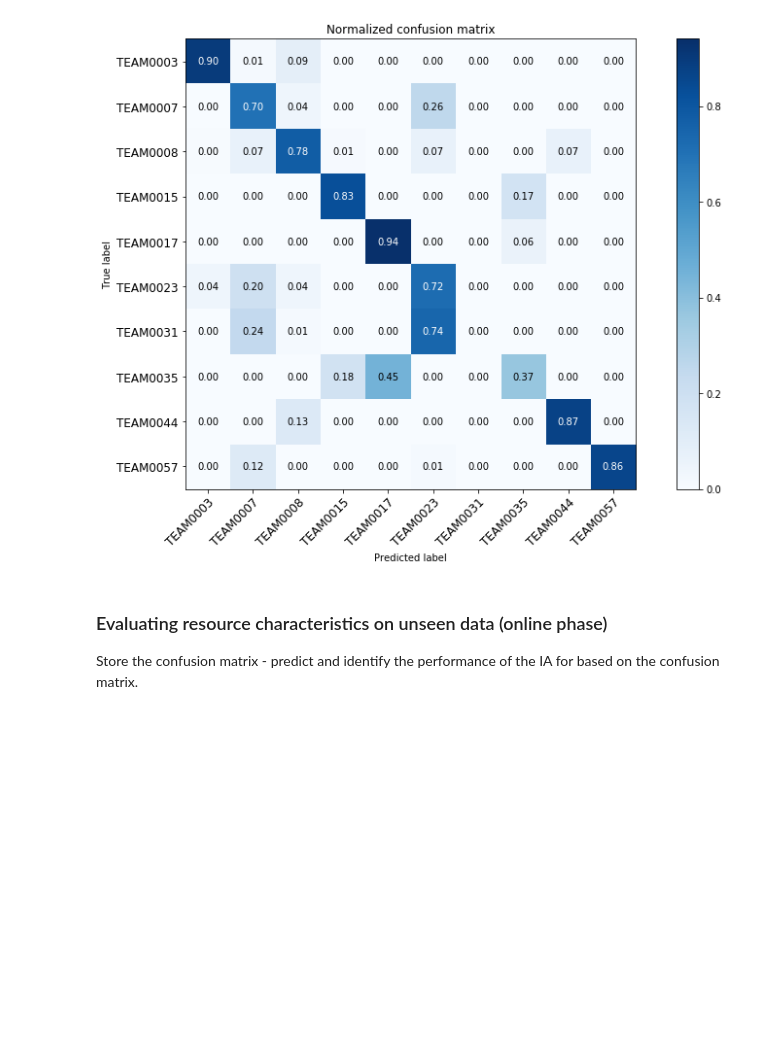
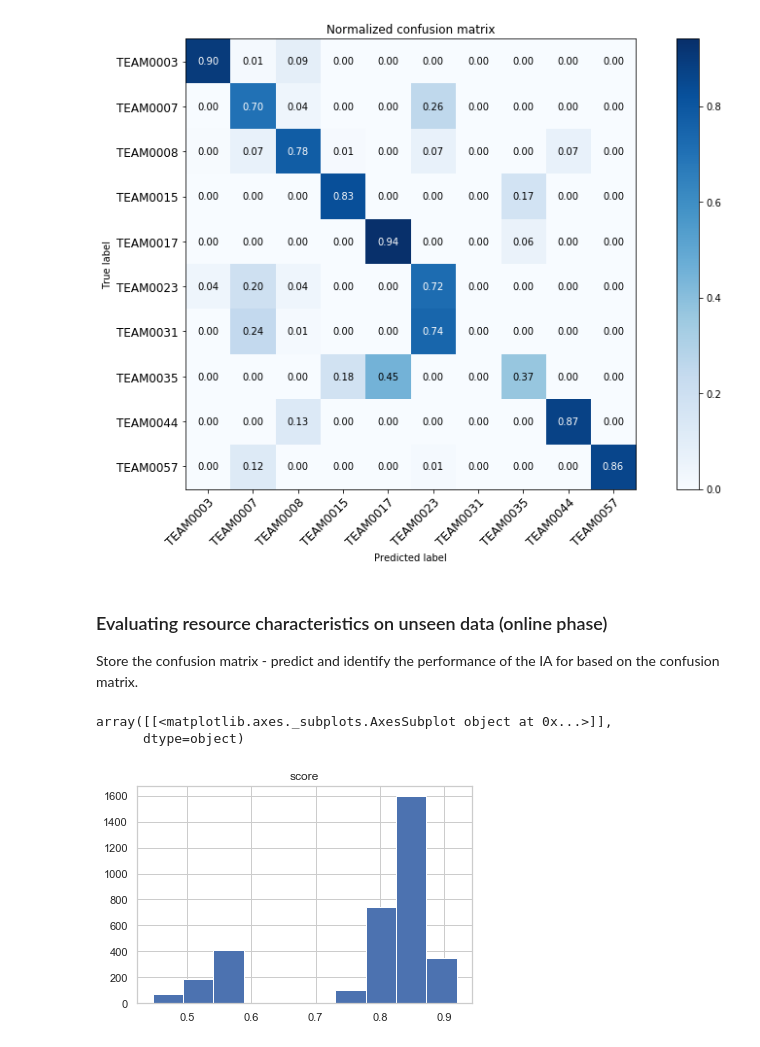
Before and after one commit to renuka98/RPA_Performance_Evaluation, a Jupyter notebook: IntelligentAgent_PredictingTeamForIncident.ipynb, the cells around one changed output. Saved outputs shown, nothing was run; the diff lists cells and outputs as text; code cells hidden in the pictures; blank space fills up the shorter version.

```diff
--- a/IntelligentAgent_PredictingTeamForIncident.ipynb
+++ b/IntelligentAgent_PredictingTeamForIncident.ipynb
@@ -93,17 +101,14 @@ class InputTransformer(TransformerMixin):
 from sklearn.pipeline import FeatureUnion
 import sklearn
 
-intx=InputTransformer(num_cols=None, cat_cols=['CITYPE','CISUBTYPE','SERVCOMP'])
+intx=InputTransformer(num_cols=['DTYPE'], cat_cols=['CITYPE','CISUBTYPE','SERVCOMP'])
+#append the data for transformation
+train_data = train_data.append(unseen_data)
+data_train_transformed=intx.fit_transform(train_data)
 
-
-data_train_transformed=intx.fit_transform(train_data)
-data_unseen_transformed=intx.fit_transform(unseen_data)
-
-data_train_transformed.head(5)
-
+#print(data_train_transformed)
 labels_train=train_data['TEAM']
 labels_train.head(5)
-labels_unseen=unseen_data['TEAM']
 
 
 feature_names= intx.get_feature_names()
@@ -114,11 +119,4 @@ print('Total number of columns', len(feature_names))
 le = sklearn.preprocessing.LabelEncoder()
 le.fit(labels_train)
 print(labels_train.shape)
-labels_train = le.transform(labels_train)
-
-#unseen data
-labels_unseen=le.transform(labels_unseen)
-class_names = le.classes_
-
-print(labels_train.shape)
 # %% [output]
@@ -193,18 +228,18 @@ param_grid = {
 }
 
 #best params after grid_search
-#{'bootstrap': True, 'max_depth': 90, 'max_features': 100, 'min_samples_leaf': 3, 'min_samples_split': 8, 'n_estimators': 100}
+#{'bootstrap': True, 'max_depth': 90, 'max_features': 100, 'min_samples_leaf': 3, 'min_samples_split': 10, 'n_estimators': 1000}
 
 if search==True:
     grid_search = GridSearchCV(estimator = rf, param_grid = param_grid,
-                          cv = 4, n_jobs = -1, verbose = 2)
+                          cv = 5, n_jobs = -1, verbose = 2)
 
     grid_search.fit(X_train, y_train)
     print(grid_search.best_params_)
     cls = grid_search.best_estimator_
 
 else:
-    cls = sklearn.ensemble.RandomForestClassifier(n_estimators=100, max_depth=90, min_samples_split=8,
+    cls = sklearn.ensemble.RandomForestClassifier(n_estimators=1000, max_depth=90, min_samples_split=10,
                                              min_samples_leaf=3,  max_features=100)
     cls.fit(X_train, y_train)
 
@@ -329,3 +364,26 @@ Normalized confusion matrix
 # %% [markdown]
 ### Evaluating resource characteristics on unseen data (online phase)
 Store the confusion matrix - predict and identify the performance of the IA for based on the confusion matrix.
+# %%
+from sklearn.metrics import classification_report
+report = classification_report(y_test, pred, output_dict=True)
+
+f1_dict = dict()
+for key,val in report.items():
+    if isinstance(val,dict):
+        f1_dict[key] = val['f1-score']
+
+#print(f1_dict)
+
+unseen_pred =  cls.predict(data_unseen)
+#print(labels_unseen)
+
+df = pd.DataFrame({'predicted': unseen_pred})
+df['score']= df['predicted'].apply(lambda x: f1_dict[str(x)])
+
+
+df.hist(column='score')
+# %% [output]
+array([[<matplotlib.axes._subplots.AxesSubplot object at 0x...>]],
+      dtype=object)
+[figure, added]
```
Also changed, not shown: parts of 9 cells of this notebook, 1 other file.
